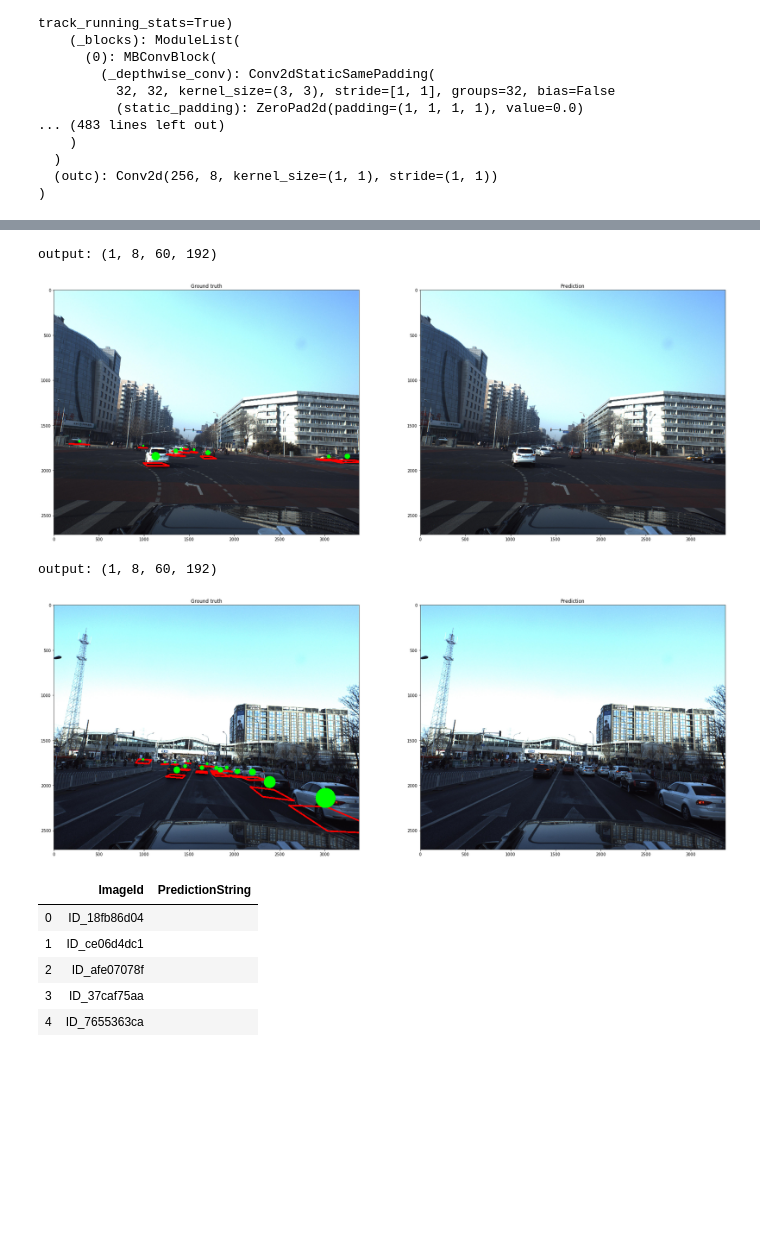
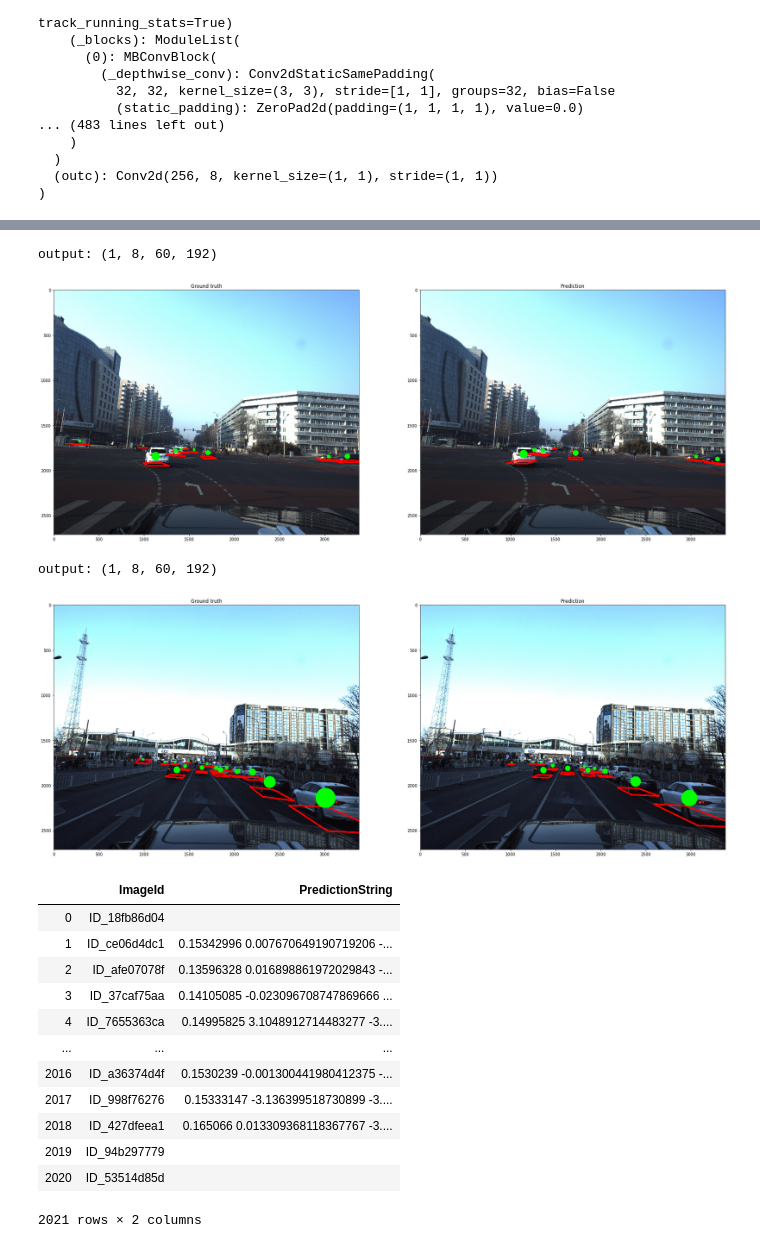
Before and after one commit to shawn3298317/kaggle-pku, a Jupyter notebook: test_model_submit.ipynb, the cells around one changed output, grey strips where cells are left out. Drawn from its saved outputs; the diff is of its cells as text; code cells hidden in the pictures; blank space fills up the shorter version.

```diff
--- a/test_model_submit.ipynb
+++ b/test_model_submit.ipynb
@@ -34,7 +34,7 @@ test_loader = DataLoader(dataset=test_dataset, batch_size=BATCH_SIZE, shuffle=Fa
 # %%
 device = torch.device("cuda")
 model = MyUNet(8).to(device)
-model.load_state_dict(torch.load("model.pth"))
+model.load_state_dict(torch.load("ckpt/model.pth"))
 # %% [output]
 Loaded pretrained weights for efficientnet-b0
 <All keys matched successfully>
@@ -59,7 +59,7 @@ MyUNet(
   (outc): Conv2d(256, 8, kernel_size=(1, 1), stride=(1, 1))
 )
 # %%
-img, mask, regr = dev_dataset[0]
+img, mask, regr = dev_dataset[1]
 
 plt.figure(figsize=(16,16))
 plt.title('Input image')
@@ -130,9 +130,9 @@ for idx in range(2):
     plt.show()
 # %% [output]
 output: (1, 8, 60, 192)
-[figure, old version]
+[figure, new version]
 output: (1, 8, 60, 192)
-[figure, old version]
+[figure, new version]
 # %%
 predictions = []
 
@@ -149,12 +149,20 @@ for img, _, _ in tqdm(test_loader):
 # %%
 test = pd.read_csv(constants.PATH + 'sample_submission.csv')
 test['PredictionString'] = predictions
 test.to_csv('predictions.csv', index=False)
-test.head()
+# test.head()
+test
 # %% [output]
 |  | ImageId | PredictionString |
 | 0 | ID_18fb86d04 |  |
-| 1 | ID_ce06d4dc1 |  |
-| 2 | ID_afe07078f |  |
-| 3 | ID_37caf75aa |  |
-| 4 | ID_7655363ca |  |
+| 1 | ID_ce06d4dc1 | 0.15342996 0.007670649190719206 -... |
+| 2 | ID_afe07078f | 0.13596328 0.016898861972029843 -... |
+| 3 | ID_37caf75aa | 0.14105085 -0.023096708747869666 ... |
+| 4 | ID_7655363ca | 0.14995825 3.1048912714483277 -3.... |
+| ... | ... | ... |
+| 2016 | ID_a36374d4f | 0.1530239 -0.001300441980412375 -... |
+| 2017 | ID_998f76276 | 0.15333147 -3.136399518730899 -3.... |
+| 2018 | ID_427dfeea1 | 0.165066 0.013309368118367767 -3.... |
+| 2019 | ID_94b297779 |  |
+| 2020 | ID_53514d85d |  |
+2021 rows × 2 columns
```
Also changed, not shown: parts of 1 cell of this notebook, 2 other files.
